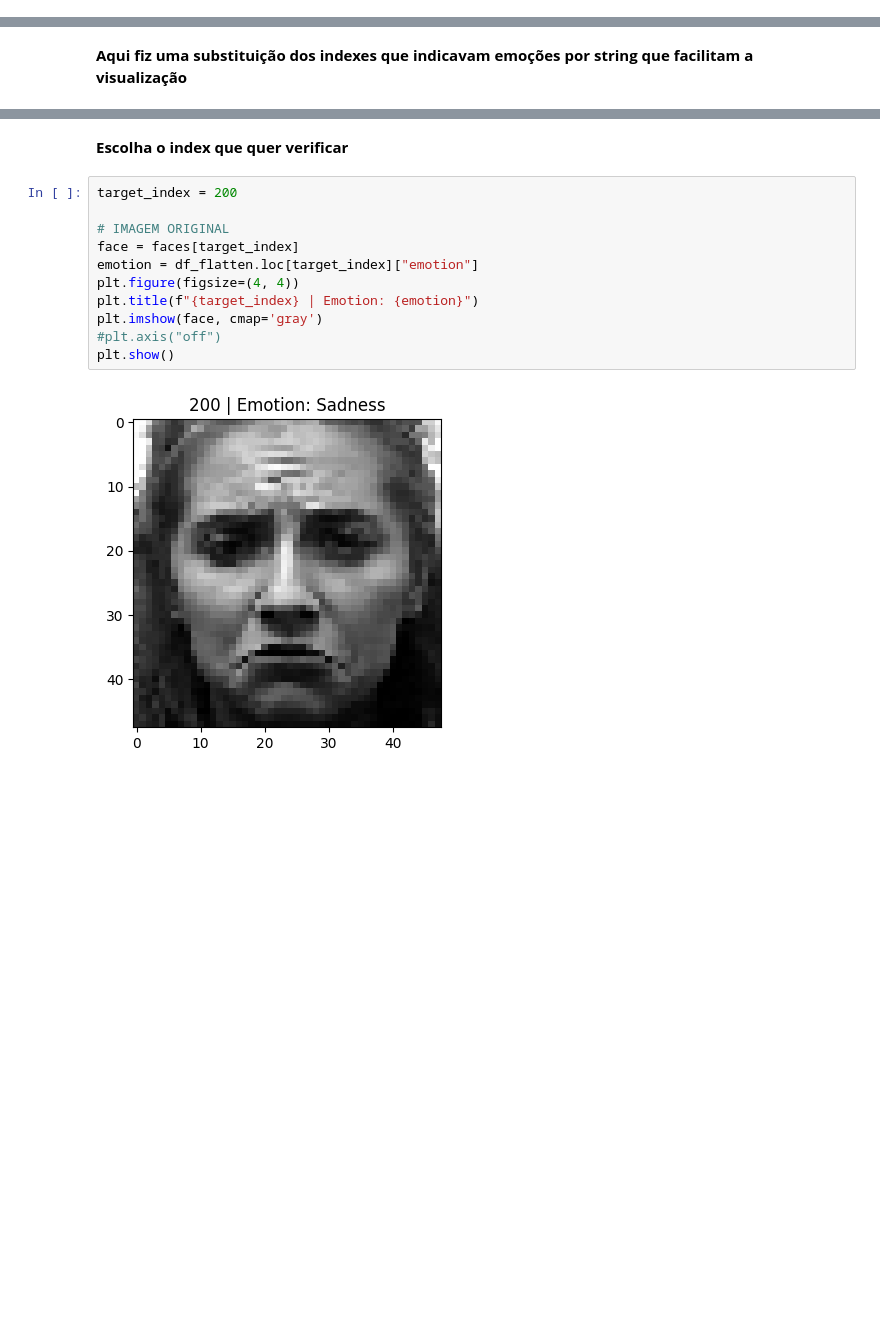
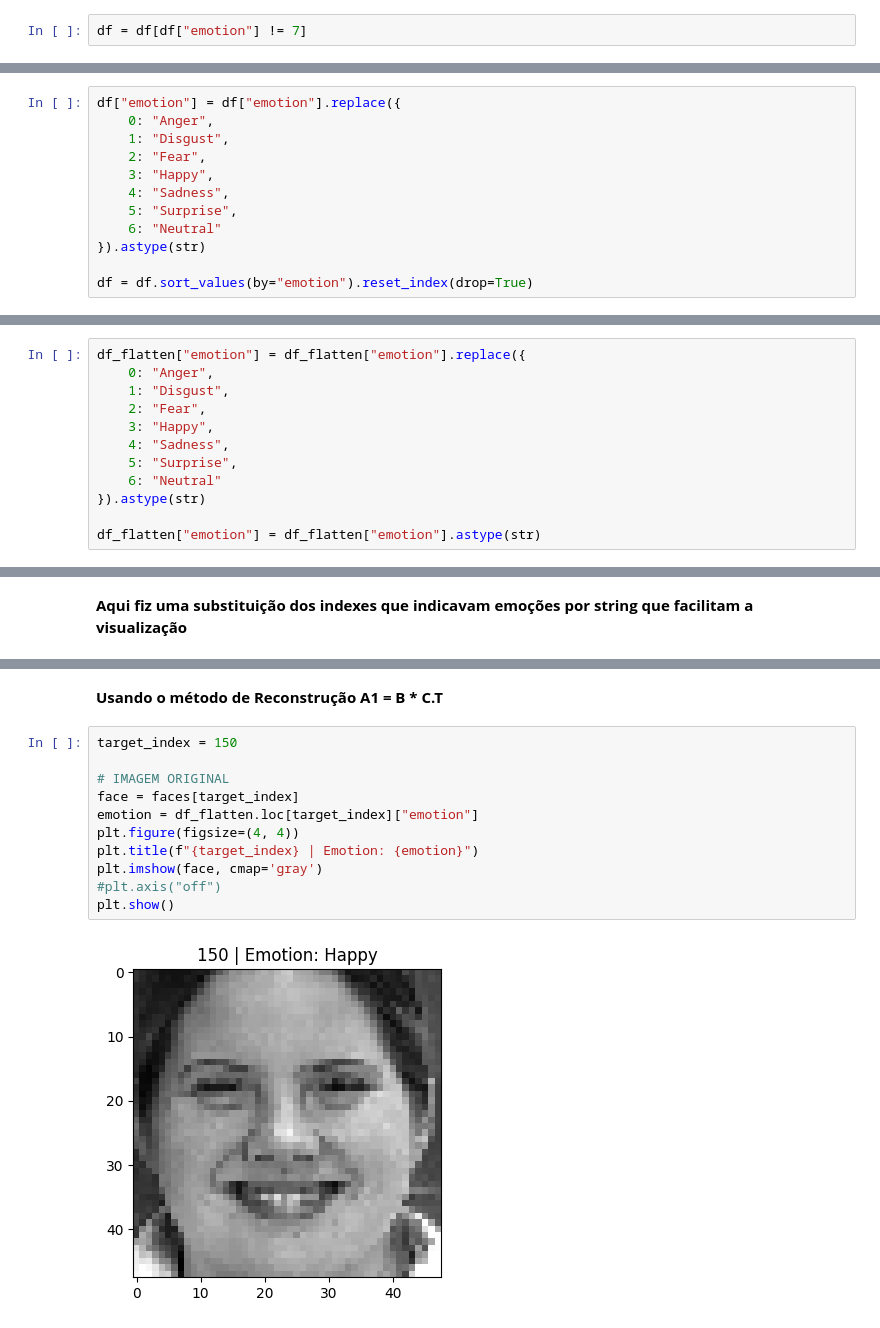
Before and after one commit to mawerneck/Projeto-Final-CoCADa, a Jupyter notebook: script.ipynb, the cells around one changed output, grey strips where cells are left out. Cells and saved outputs as stored; diff of their text form; blank space fills up the shorter version.

```diff
--- a/script.ipynb
+++ b/script.ipynb
@@ -35,2 +37,4 @@ df["pixels"][0]
+# %%
+df = df[df["emotion"] != 7]
 # %% [markdown]
 **FUNÇÕES IMPORTANTES**
@@ -118,4 +166,16 @@ def process_pixels(pixel_str):
         return None  # Trata erros (e.g., string vazia)
 # %% [markdown]
 **LIMPEZA E NORMALIZAÇÃO**
+# %%
+df["emotion"] = df["emotion"].replace({
+    0: "Anger",
+    1: "Disgust",
+    2: "Fear",
+    3: "Happy",
+    4: "Sadness",
+    5: "Surprise",
+    6: "Neutral"
+}).astype(str)
+
+df = df.sort_values(by="emotion").reset_index(drop=True)
 # %%
@@ -128,3 +187,15 @@ array([34, 26, 15, ...,  3, 60, 39], shape=(2304,), dtype=uint8)
+# %%
+df_flatten["emotion"] = df_flatten["emotion"].replace({
+    0: "Anger",
+    1: "Disgust",
+    2: "Fear",
+    3: "Happy",
+    4: "Sadness",
+    5: "Surprise",
+    6: "Neutral"
+}).astype(str)
+
+df_flatten["emotion"] = df_flatten["emotion"].astype(str)
 # %%
 faces = df["pixels"].apply(lambda x: process_pixels(x).reshape(48, 48))
 faces_flatten = df["pixels"].apply(lambda x: process_pixels(x).flatten())
@@ -175,16 +238,16 @@ for i in range(7):
-# %% [markdown]
-**Escolha o index que quer verificar**
+# %% [markdown]
+**Usando o método de Reconstrução A1 = B * C.T**
 # %%
-target_index = 200
+target_index = 150
 
 # IMAGEM ORIGINAL
 face = faces[target_index]
 emotion = df_flatten.loc[target_index]["emotion"]
 plt.figure(figsize=(4, 4))
 plt.title(f"{target_index} | Emotion: {emotion}")
 plt.imshow(face, cmap='gray')
 #plt.axis("off")
 plt.show()
 # %% [output]
-[figure, old version]
+[figure, new version]
 # %%
```
Also changed, not shown: parts of 28 cells of this notebook.
